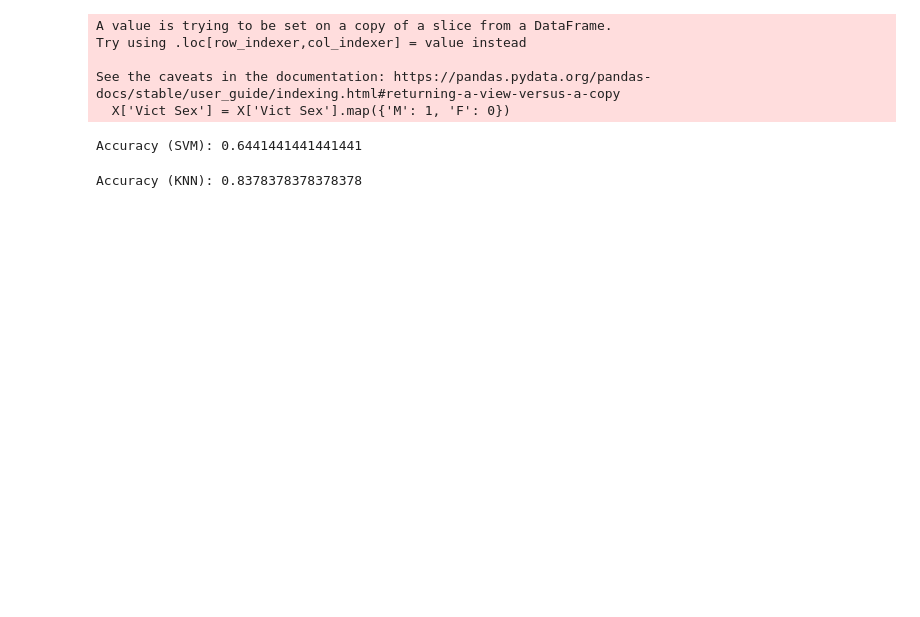
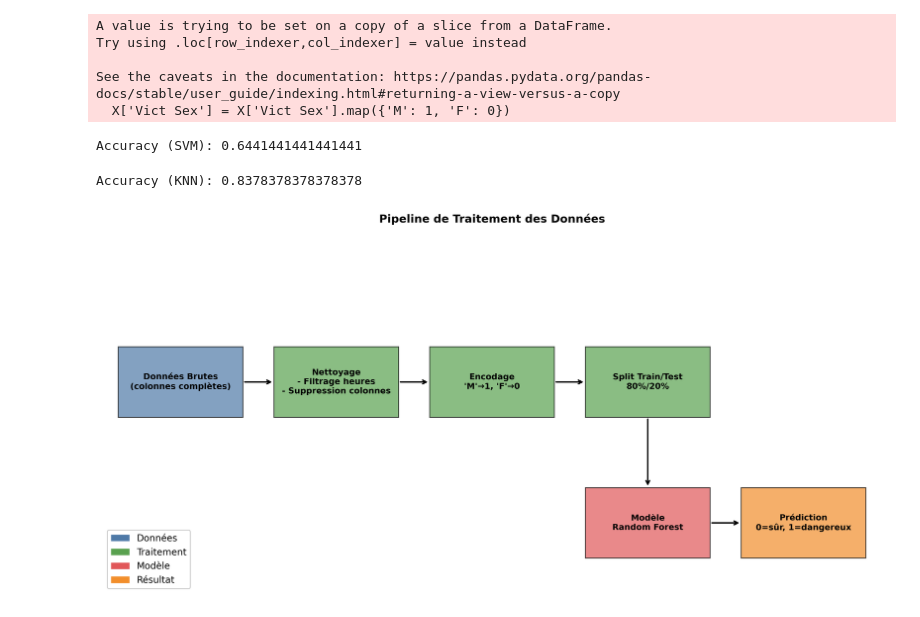
Before and after one commit to AjgagalAsma/GeoRiskPredict, a Jupyter notebook: svmM&knnM.ipynb, the cells around one changed output. Drawn from its saved outputs; the diff is of its cells as text; code cells hidden in the pictures; blank space fills up the shorter version.

```diff
--- a/svmM&knnM.ipynb
+++ b/svmM&knnM.ipynb
@@ -58,3 +58,68 @@ y_pred_knn = model_knn.predict(X_test)
 print("Accuracy (KNN):", accuracy_score(y_test, y_pred_knn))
 # %% [output]
 Accuracy (KNN): 0.8378378378378378
+# %%
+import matplotlib.pyplot as plt
+from matplotlib.patches import Rectangle, Arrow
+
+plt.figure(figsize=(12, 6), dpi=300)
+ax = plt.gca()
+ax.set_xlim(0, 10)
+ax.set_ylim(0, 5)
+ax.axis('off')
+
+# Couleurs professionnelles
+colors = {
+    'data': '#4E79A7',
+    'process': '#59A14F',
+    'model': '#E15759',
+    'prediction': '#F28E2B'
+}
+
+# Éléments du schéma
+steps = [
+    {"text": "Données Brutes\n(colonnes complètes)", "pos": (1, 3), "type": "data"},
+    {"text": "Nettoyage\n- Filtrage heures\n- Suppression colonnes", "pos": (3, 3), "type": "process"},
+    {"text": "Encodage\n'M'→1, 'F'→0", "pos": (5, 3), "type": "process"},
+    {"text": "Split Train/Test\n80%/20%", "pos": (7, 3), "type": "process"},
+    {"text": "Modèle\nRandom Forest", "pos": (7, 1), "type": "model"},
+    {"text": "Prédiction\n0=sûr, 1=dangereux", "pos": (9, 1), "type": "prediction"}
+]
+
+# Dessin des blocs
+for step in steps:
+    ax.add_patch(Rectangle(
+        (step['pos'][0]-0.8, step['pos'][1]-0.5), 1.6, 1,
+        fill=True, color=colors[step['type']], alpha=0.7, ec='black'))
+    plt.text(
+        step['pos'][0], step['pos'][1], step['text'],
+        ha='center', va='center', fontsize=9, weight='bold')
+
+# Flèches
+arrows = [
+    ((1.8, 3), (2.2, 3)),
+    ((3.8, 3), (4.2, 3)),
+    ((5.8, 3), (6.2, 3)),
+    ((7, 2.5), (7, 1.5)),
+    ((7.8, 1), (8.2, 1))
+]
+
+for start, end in arrows:
+    ax.annotate("", xy=end, xytext=start,
+                arrowprops=dict(arrowstyle="->", lw=1.5))
+
+# Légende
+legend_elements = [
+    plt.Rectangle((0,0),1,1,fc=colors['data'], label="Données"),
+    plt.Rectangle((0,0),1,1,fc=colors['process'], label="Traitement"),
+    plt.Rectangle((0,0),1,1,fc=colors['model'], label="Modèle"),
+    plt.Rectangle((0,0),1,1,fc=colors['prediction'], label="Résultat")
+]
+plt.legend(handles=legend_elements, loc='lower left', framealpha=1)
+
+plt.title("Pipeline de Traitement des Données", pad=20, weight='bold')
+plt.tight_layout()
+plt.savefig('data_pipeline.png', bbox_inches='tight')
+plt.show()
+# %% [output]
+[figure, added]
```
Also changed, not shown: 2 other files.
